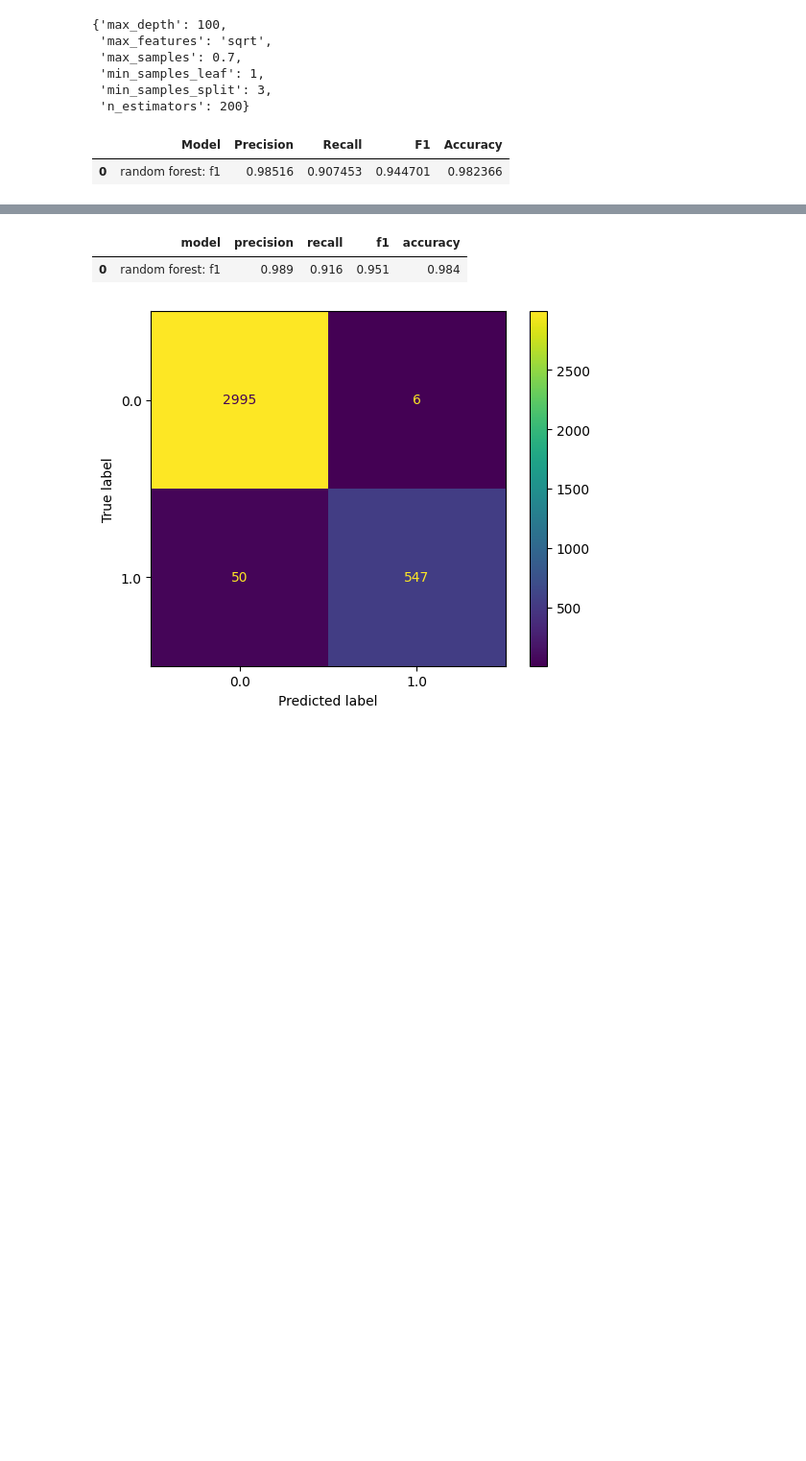
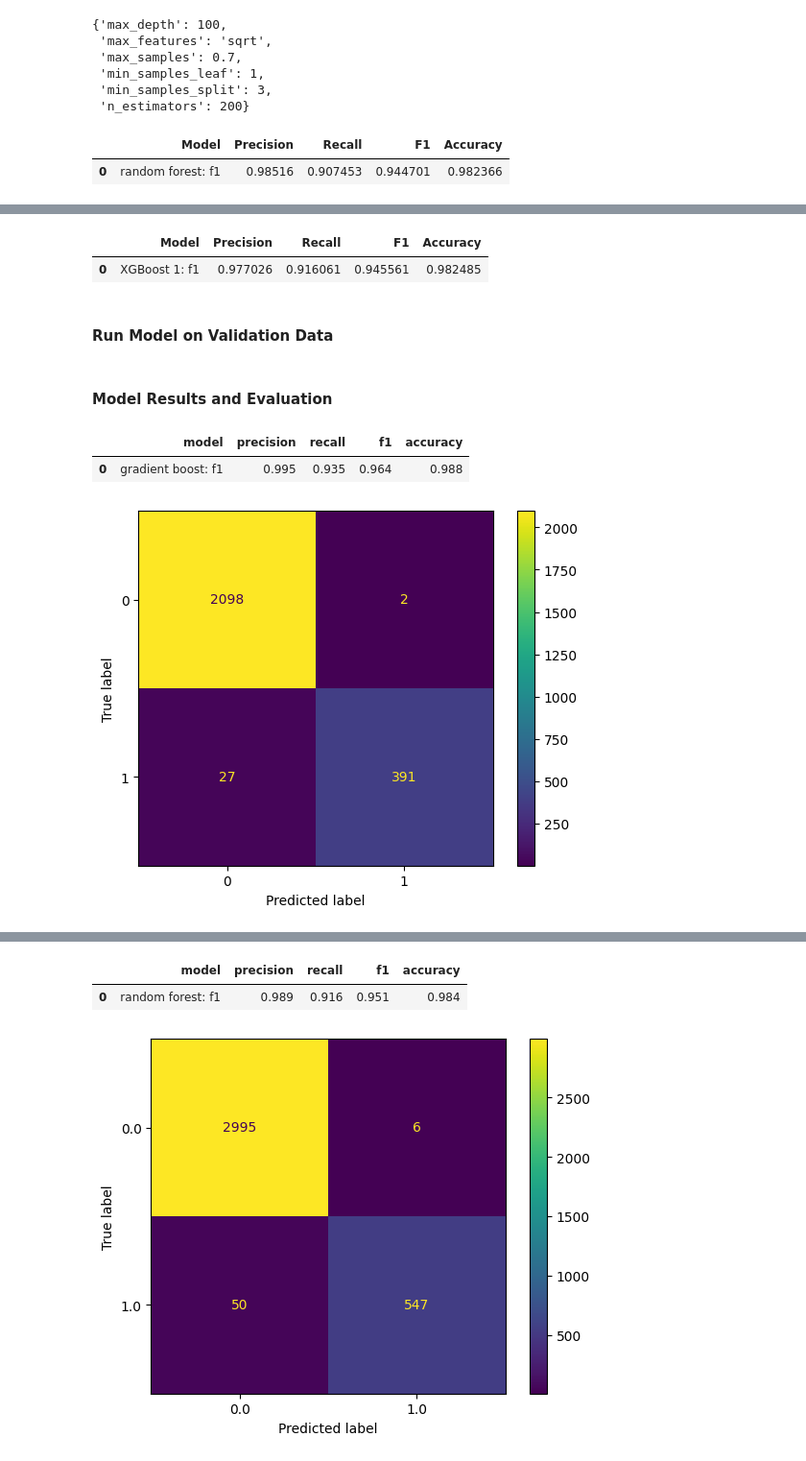
Before and after one commit to CoenMeintjes/predicting_employee_churn_salifort_motors, a Jupyter notebook: project_notebook.ipynb, the cells around one changed output, grey strips where cells are left out. Shown at 96% size. Saved outputs shown, nothing was run; the diff lists cells and outputs as text; code cells hidden in the pictures; blank space fills up the shorter version.

```diff
--- a/project_notebook.ipynb
+++ b/project_notebook.ipynb
@@ -1136,0 +1308,2 @@ preds = rf_opt.best_estimator_.predict(X_test)
+# %%
+xgb_opt = read_pickle(path, 'salifort_xgb_opt')
@@ -1136,0 +1325,31 @@ preds = rf_opt.best_estimator_.predict(X_test)
+# %%
+# Call 'make_results()' on the GridSearch object
+results = make_results('XGBoost 1: f1', xgb_opt, 'f1')
+results
+# %% [output]
+|  | Model | Precision | Recall | F1 | Accuracy |
+| 0 | XGBoost 1: f1 | 0.977026 | 0.916061 | 0.945561 | 0.982485 |
+# %% [markdown]
+#### Run Model on Validation Data
+# %%
+# Predict on validation data
+preds = xgb_opt.best_estimator_.predict(X_val)
+# %% [markdown]
+#### Model Results and Evaluation
+# %%
+# Get scores on validation data
+xgb_opt_validation_scores = get_validation_scores('gradient boost: f1', preds, y_val)
+xgb_opt_validation_scores
+# %% [output]
+|  | model | precision | recall | f1 | accuracy |
+| 0 | gradient boost: f1 | 0.995 | 0.935 | 0.964 | 0.988 |
+# %%
+# Generate array of values for confusion matrix
+cm = confusion_matrix(y_val, preds, labels= xgb_opt.classes_)
+
+# Plot confusion matrix
+disp = ConfusionMatrixDisplay(confusion_matrix=cm, display_labels= xgb_opt.classes_)
+
+disp.plot();
+# %% [output]
+[figure, added]
```
Also changed, not shown: parts of 54 cells of this notebook.
